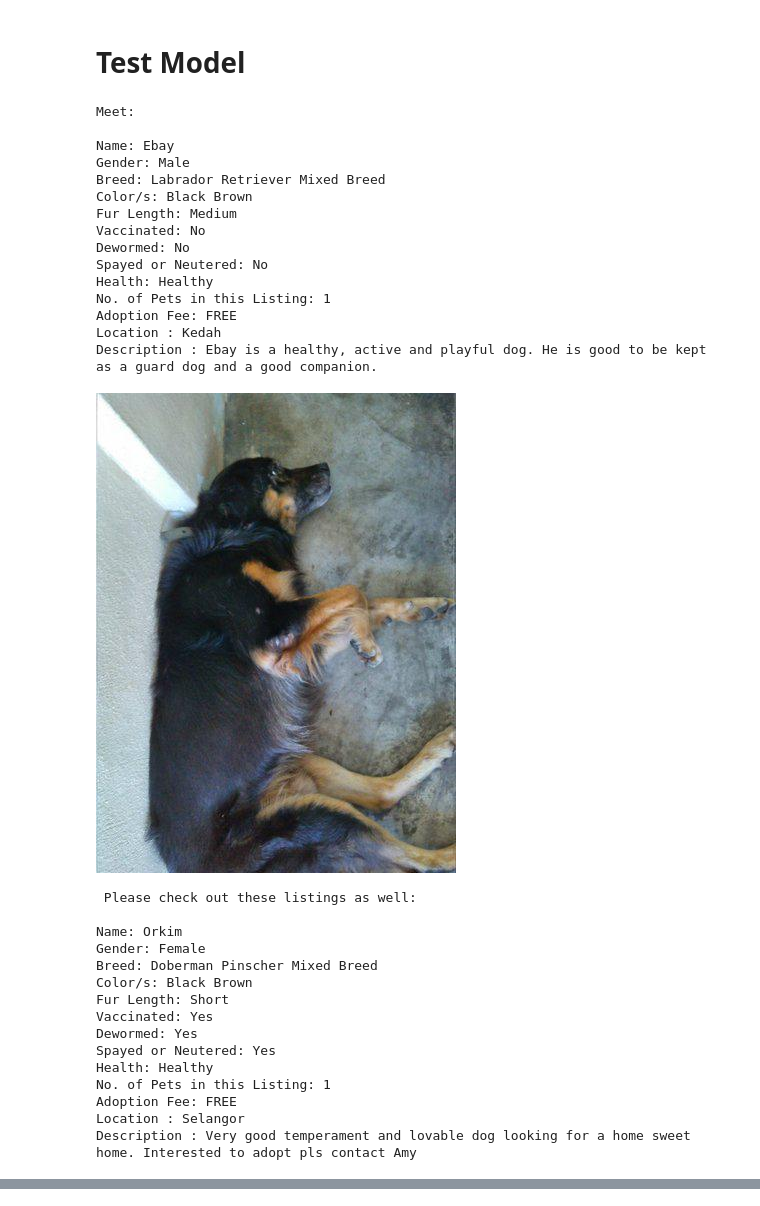
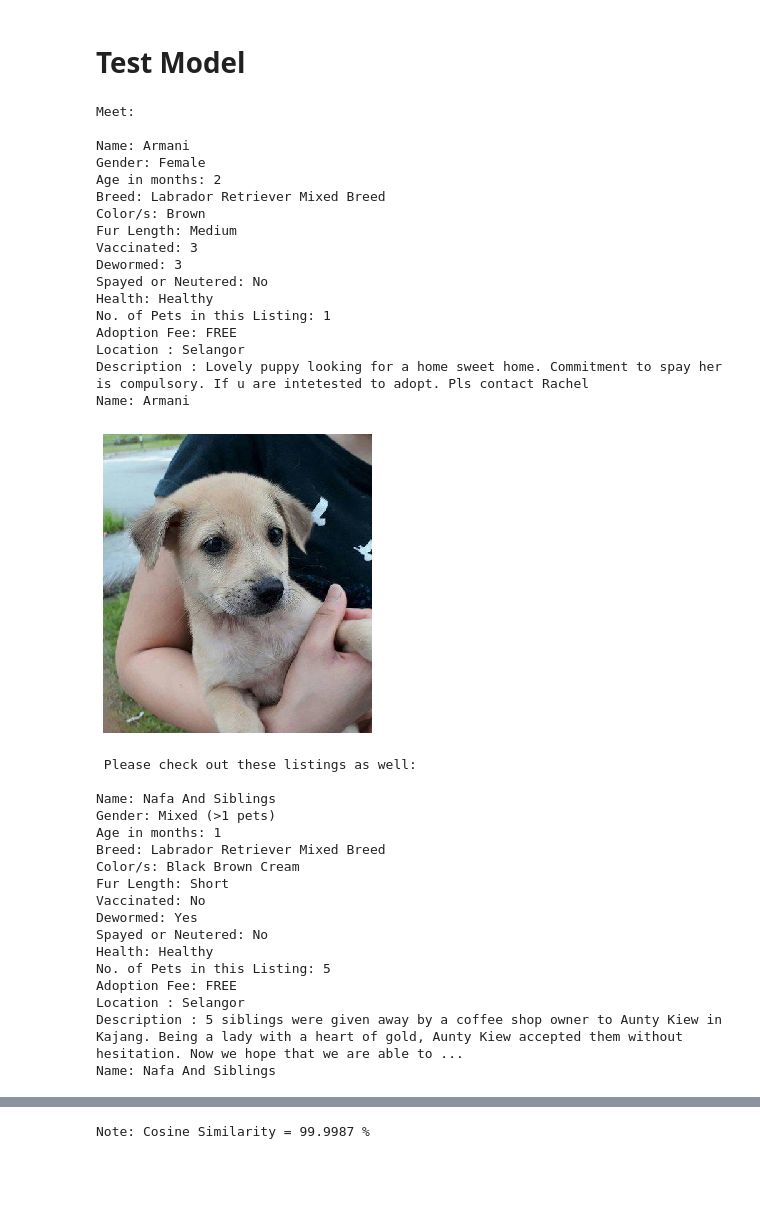
Before and after one commit to valmadrid/Adopt-Dont-Shop, a Jupyter notebook: reco_final.ipynb, the cells around one changed output, grey strips where cells are left out. Drawn from its saved outputs; the diff is of its cells as text; code cells hidden in the pictures; blank space fills up the shorter version.

```diff
--- a/reco_final.ipynb
+++ b/reco_final.ipynb
@@ -223,38 +210,44 @@ array([[1.        , 0.99998038, 0.99997832, ..., 0.99995082, 0.99995788,
 # %% [markdown]
 # Test Model
+# %%
+pets = pickle.load(open("pets_reco.pkl", "rb"))
 # %%
-r1 = np.random.randint(low=0, high=len(pets))
+r1 = np.random.randint(low=0, high=len(pets.index))
 r2 = np.random.randint(low=1, high=4)
-reco.get_similar_pet_listings(list(pets.index)[r1], r2)
+reco.get_similar_pet_listings(r1, r2)
 # %% [output]
 Meet:
 
-Name: Ebay
-Gender: Male
+Name: Armani
+Gender: Female
+Age in months: 2
 Breed: Labrador Retriever Mixed Breed
-Color/s: Black Brown
+Color/s: Brown
 Fur Length: Medium
-Vaccinated: No
-Dewormed: No
+Vaccinated: 3
+Dewormed: 3
 Spayed or Neutered: No
 Health: Healthy
 No. of Pets in this Listing: 1
 Adoption Fee: FREE
-Location : Kedah
-Description : Ebay is a healthy, active and playful dog. He is good to be kept as a guard dog and a good companion.
+Location : Selangor
+Description : Lovely puppy looking for a home sweet home. Commitment to spay her is compulsory. If u are intetested to adopt. Pls contact Rachel
+Name: Armani
-[figure, old version]
+[figure, new version]
  Please check out these listings as well:
 
-Name: Orkim
-Gender: Female
-Breed: Doberman Pinscher Mixed Breed
-Color/s: Black Brown
+Name: Nafa And Siblings
+Gender: Mixed (>1 pets)
+Age in months: 1
+Breed: Labrador Retriever Mixed Breed
+Color/s: Black Brown Cream
 Fur Length: Short
-Vaccinated: Yes
+Vaccinated: No
 Dewormed: Yes
-Spayed or Neutered: Yes
+Spayed or Neutered: No
 Health: Healthy
-No. of Pets in this Listing: 1
+No. of Pets in this Listing: 5
 Adoption Fee: FREE
 Location : Selangor
-Description : Very good temperament and lovable dog looking for a home sweet home. Interested to adopt pls contact Amy
+Description : 5 siblings were given away by a coffee shop owner to Aunty Kiew in Kajang. Being a lady with a heart of gold, Aunty Kiew accepted them without hesitation. Now we hope that we are able to ...
+Name: Nafa And Siblings
@@ -279,0 +293 @@ Note: Cosine Similarity = 0.9999842193505962
+Note: Cosine Similarity = 99.9987 %
```
Also changed, not shown: parts of 16 cells of this notebook, 4 other files.
